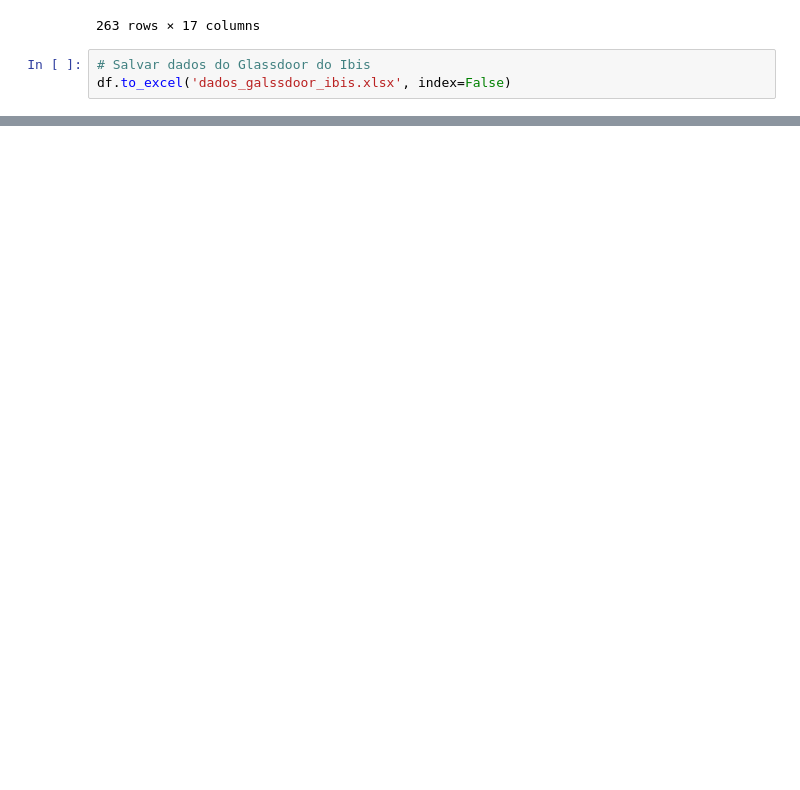
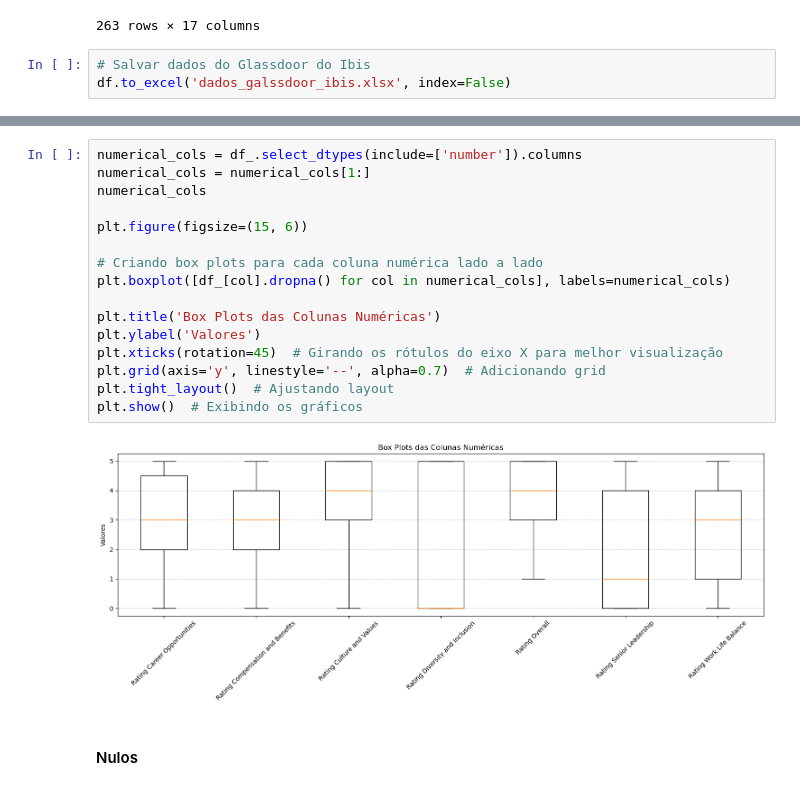
Before and after one commit to andrealborges/NLP-scraping-hotels, a Jupyter notebook: Web Scrapping.ipynb, the cells around one changed output, grey strips where cells are left out. Saved outputs shown, nothing was run; the diff lists cells and outputs as text; blank space fills up the shorter version.

```diff
--- a/Web Scrapping.ipynb
+++ b/Web Scrapping.ipynb
@@ -609,0 +639,20 @@ plt.show()
+# %%
+numerical_cols = df_.select_dtypes(include=['number']).columns
+numerical_cols = numerical_cols[1:]
+numerical_cols
+
+plt.figure(figsize=(15, 6))
+
+# Criando box plots para cada coluna numérica lado a lado
+plt.boxplot([df_[col].dropna() for col in numerical_cols], labels=numerical_cols)
+
+plt.title('Box Plots das Colunas Numéricas')
+plt.ylabel('Valores')
+plt.xticks(rotation=45)  # Girando os rótulos do eixo X para melhor visualização
+plt.grid(axis='y', linestyle='--', alpha=0.7)  # Adicionando grid
+plt.tight_layout()  # Ajustando layout
+plt.show()  # Exibindo os gráficos
+# %% [output]
+[figure, added]
+# %% [markdown]
+#### Nulos
```
Also changed, not shown: parts of 28 cells of this notebook.
